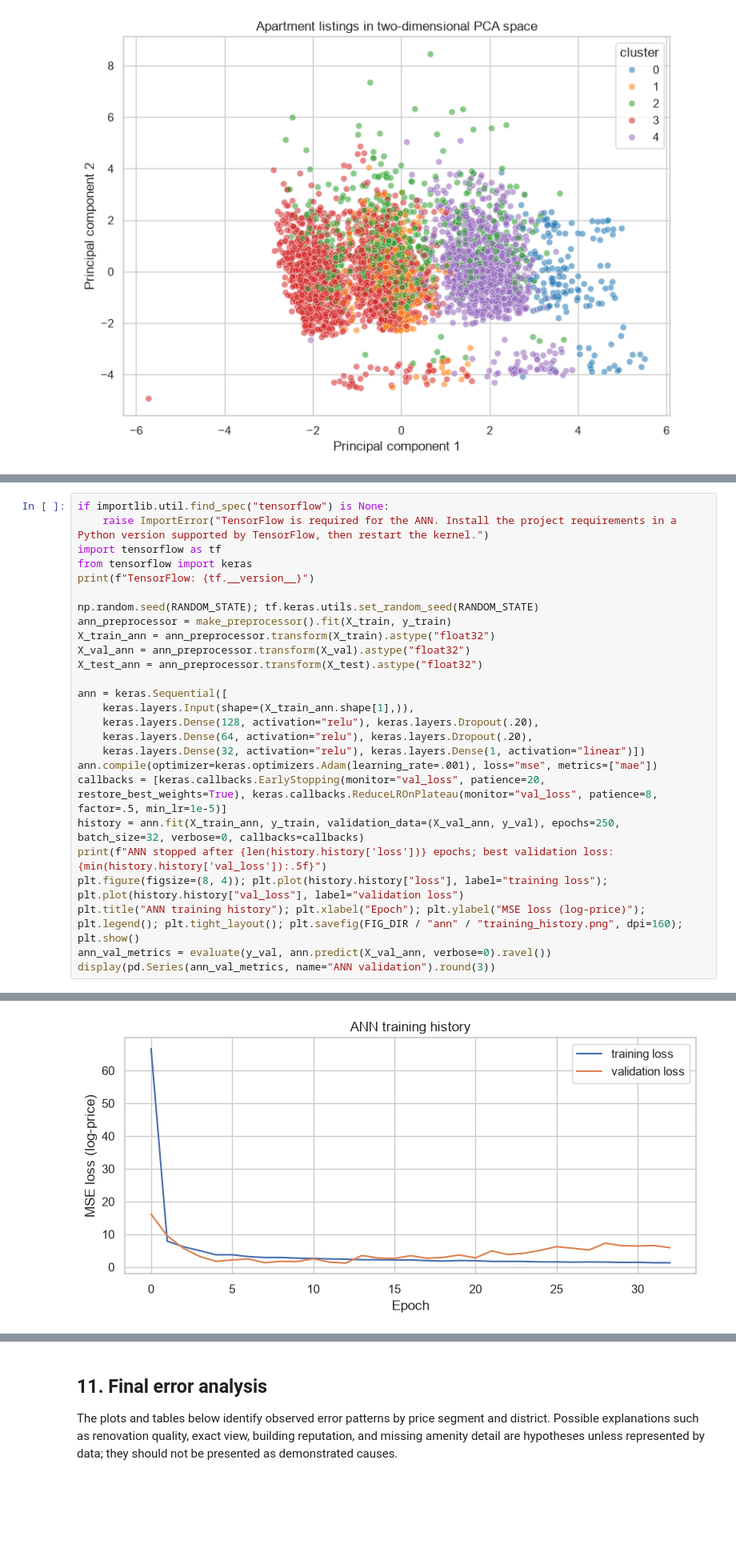
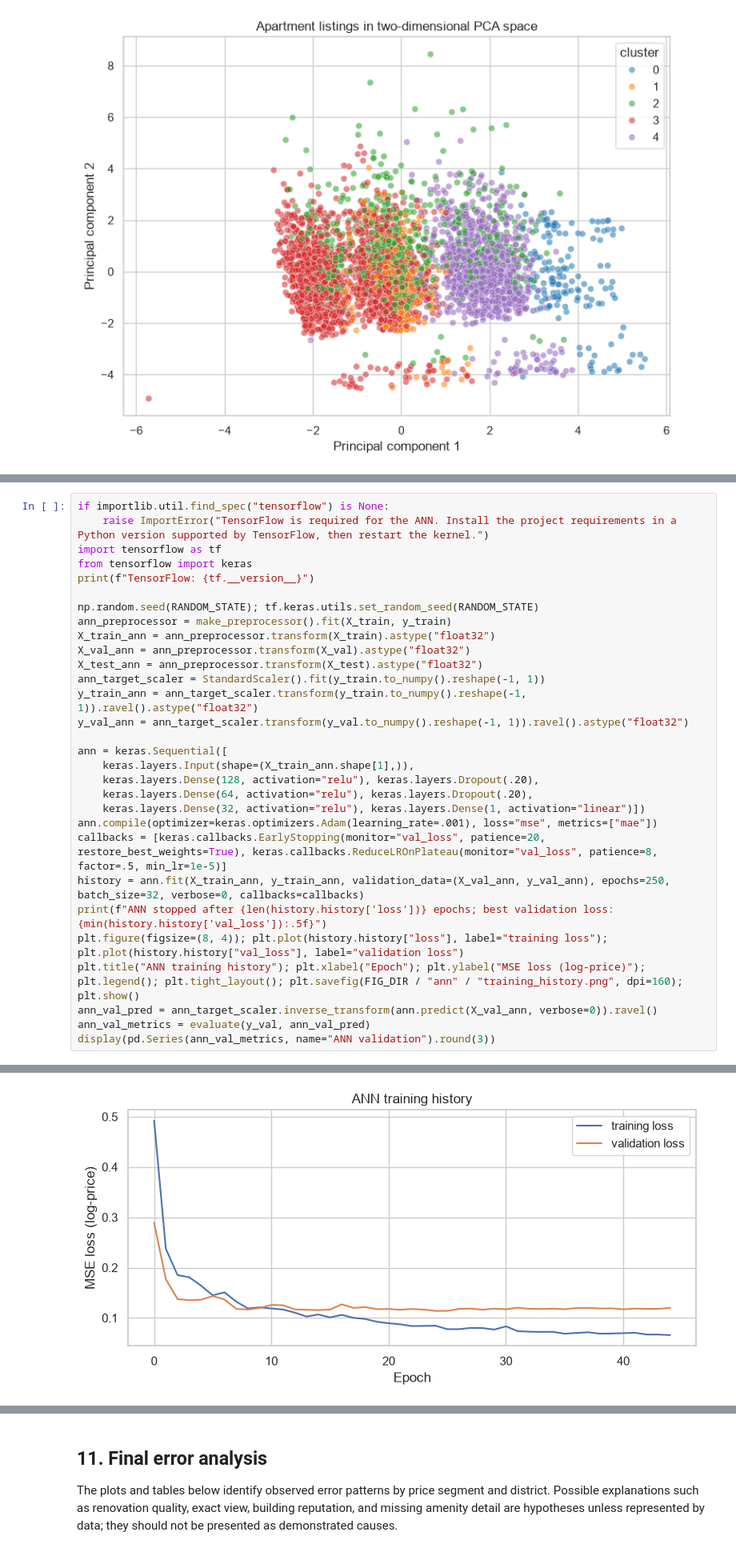
Before and after one commit to dzhangazy/endterm_machinelearningalgirithms, a Jupyter notebook: notebooks/astana_housing_endterm.ipynb, the cells around one changed output, grey strips where cells are left out. Shown at 80% size. Saved outputs shown, nothing was run; the diff lists cells and outputs as text; blank space fills up the shorter version.

```diff
--- a/notebooks/astana_housing_endterm.ipynb
+++ b/notebooks/astana_housing_endterm.ipynb
@@ -496,6 +496,9 @@ ann_preprocessor = make_preprocessor().fit(X_train, y_train)
 X_train_ann = ann_preprocessor.transform(X_train).astype("float32")
 X_val_ann = ann_preprocessor.transform(X_val).astype("float32")
 X_test_ann = ann_preprocessor.transform(X_test).astype("float32")
+ann_target_scaler = StandardScaler().fit(y_train.to_numpy().reshape(-1, 1))
+y_train_ann = ann_target_scaler.transform(y_train.to_numpy().reshape(-1, 1)).ravel().astype("float32")
+y_val_ann = ann_target_scaler.transform(y_val.to_numpy().reshape(-1, 1)).ravel().astype("float32")
 
 ann = keras.Sequential([
     keras.layers.Input(shape=(X_train_ann.shape[1],)),
@@ -504,11 +507,12 @@ ann = keras.Sequential([
     keras.layers.Dense(32, activation="relu"), keras.layers.Dense(1, activation="linear")])
 ann.compile(optimizer=keras.optimizers.Adam(learning_rate=.001), loss="mse", metrics=["mae"])
 callbacks = [keras.callbacks.EarlyStopping(monitor="val_loss", patience=20, restore_best_weights=True), keras.callbacks.ReduceLROnPlateau(monitor="val_loss", patience=8, factor=.5, min_lr=1e-5)]
-history = ann.fit(X_train_ann, y_train, validation_data=(X_val_ann, y_val), epochs=250, batch_size=32, verbose=0, callbacks=callbacks)
+history = ann.fit(X_train_ann, y_train_ann, validation_data=(X_val_ann, y_val_ann), epochs=250, batch_size=32, verbose=0, callbacks=callbacks)
 print(f"ANN stopped after {len(history.history['loss'])} epochs; best validation loss: {min(history.history['val_loss']):.5f}")
 plt.figure(figsize=(8, 4)); plt.plot(history.history["loss"], label="training loss"); plt.plot(history.history["val_loss"], label="validation loss")
 plt.title("ANN training history"); plt.xlabel("Epoch"); plt.ylabel("MSE loss (log-price)"); plt.legend(); plt.tight_layout(); plt.savefig(FIG_DIR / "ann" / "training_history.png", dpi=160); plt.show()
-ann_val_metrics = evaluate(y_val, ann.predict(X_val_ann, verbose=0).ravel())
+ann_val_pred = ann_target_scaler.inverse_transform(ann.predict(X_val_ann, verbose=0)).ravel()
+ann_val_metrics = evaluate(y_val, ann_val_pred)
 display(pd.Series(ann_val_metrics, name="ANN validation").round(3))
 # %% [output]
 TensorFlow: 2.22.0-rc0
@@ -516 +520 @@ ANN stopped after 33 epochs; best validation loss: 1.21411
-[figure, old version]
+[figure, new version]
```
Also changed, not shown: parts of 8 cells of this notebook, 24 other files.
